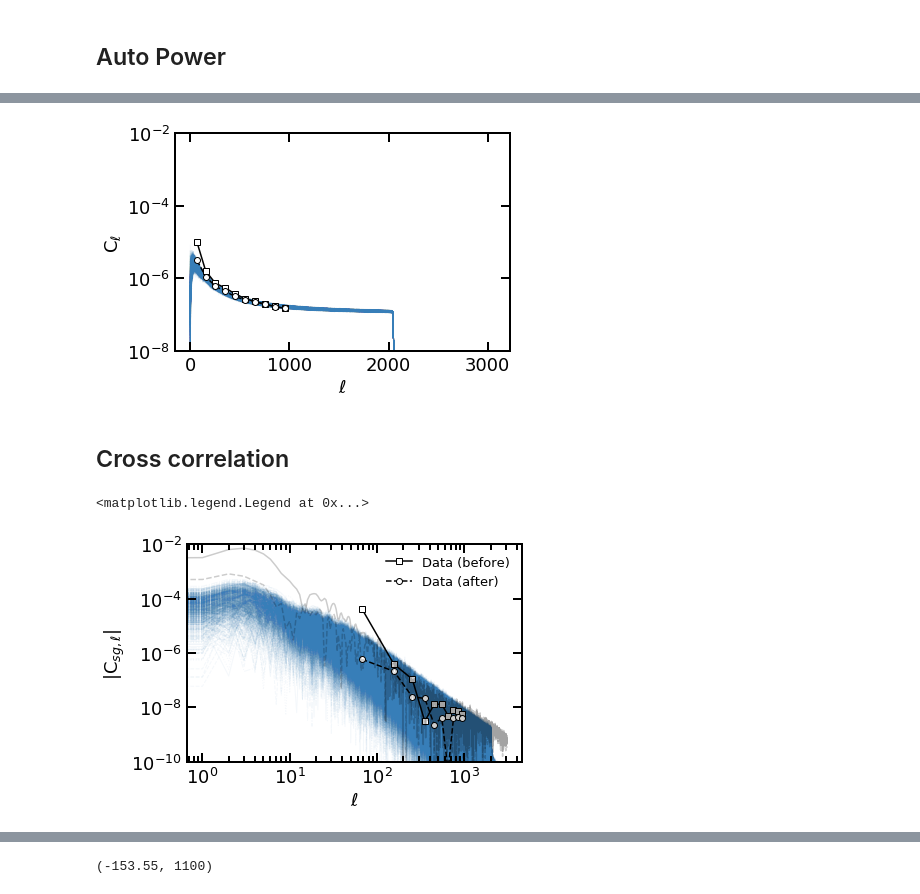
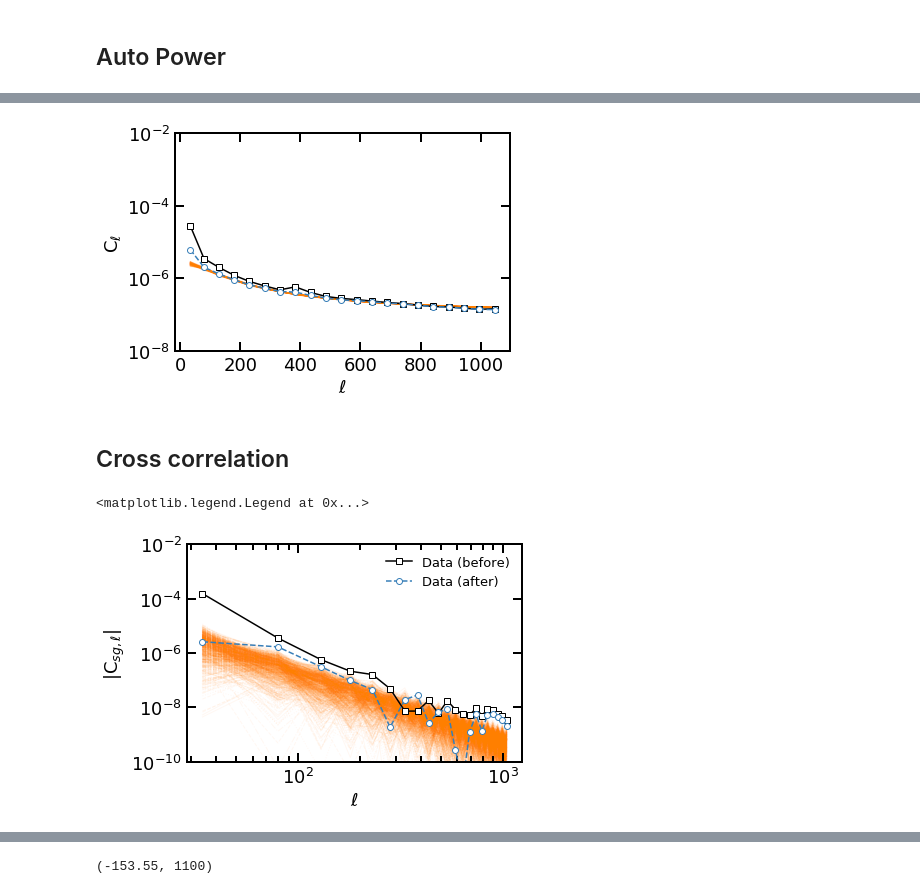
Before and after one commit to mehdirezaie/LSSutils, a Jupyter notebook: notebooks/lssxcmb/GaussianMocks.ipynb, the cells around one changed output, grey strips where cells are left out. Cells and saved outputs as stored; diff of their text form; code cells hidden in the pictures.

Commit message:
more tests with desi mocks

```diff
--- a/notebooks/lssxcmb/GaussianMocks.ipynb
+++ b/notebooks/lssxcmb/GaussianMocks.ipynb
@@ -19,7 +19,7 @@ cl_dr9n = np.load('/home/mehdi/data/rongpu/imaging_sys/clustering/v2/cl_elg_bmzl
 cl_dr9 = np.load('/home/mehdi/data/rongpu/imaging_sys/clustering/v2/cl_elg_bmzls_1024_nn.npy',
                  allow_pickle=True).item()
 
-lbins = np.arange(1, 1100, 10)
+lbins = np.arange(1, 1100, 51)
 
 lb, cl_db = histogram_cell(cl_dr9['cl_gg']['cl'], bins=lbins)
 cl_dbn = histogram_cell(cl_dr9n['cl_gg']['cl'], bins=lbins)[1]
@@ -38,8 +38,8 @@ for fl in cl_files:
     cl_i = np.load(fl, allow_pickle=True).item()
 
 
-    cl_gg_mock.append(histogram_cell(cl_i['cl_gg']['cl'], bins=lbins))
-    cl_sg_mock.append(histogram_cell(cl_i['cl_sg'][0]['cl'], bins=lbins))
+    cl_gg_mock.append(histogram_cell(cl_i['cl_gg']['cl'], bins=lbins)[1])
+    cl_sg_mock.append(histogram_cell(cl_i['cl_sg'][0]['cl'], bins=lbins)[1])
     print('.', end='')
 # %% [output]
 1000
@@ -92,15 +94,15 @@ plt.yscale('log')
 # %%
-plt.plot(lb, cl_dbn, 'k-', marker='s', mfc='w')
+plt.plot(lb, cl_dbn, marker='s', mfc='w')
 # plt.plot(cl_dr9n['cl_gg']['cl'], 'k-', alpha=0.2)
 
-plt.plot(lb, cl_db, 'k--', marker='o', mfc='w')
+
+plt.plot(lb, cl_db, marker='o', mfc='w')
 # plt.plot(cl_dr9['cl_gg']['cl'], 'k--', alpha=0.2)
 
 
-
 # plt.loglog(np.mean(cl_mocks, axis=0), 'C1')
-for cl_gg_mocki in cl_gg_mock:
-    plt.plot(cl_gg_mocki, 'C0', alpha=0.05, lw=1, zorder=-10)
+for cl_gg_mocki in cl_gg_mock[::10]:
+    plt.plot(lb, cl_gg_mocki, 'C2', ls='-', alpha=0.1, lw=1, zorder=-10)
 
 
 plt.ylim(1.0e-8, 1.0e-2)
@@ -109,32 +111,32 @@ plt.xlabel(r'$\ell$')
 # plt.xscale('log')
 plt.yscale('log')
 # %% [output]
-[figure, old version]
+[figure, new version]
 # %% [markdown]
 ## Cross correlation
 # %%
 lb, clsg_db = histogram_cell(cl_dr9['cl_sg'][0]['cl'], bins=lbins)
 clsg_dbn = histogram_cell(cl_dr9n['cl_sg'][0]['cl'], bins=lbins)[1]
 # %%
-plt.plot(lb, abs(clsg_dbn), 'k-', marker='s', mfc='w', label='Data (before)')
-plt.plot(abs(cl_dr9n['cl_sg'][0]['cl']), 'k-', alpha=0.2)
+plt.plot(lb, abs(clsg_dbn), marker='s', mfc='w', label='Data (before)')
+# plt.plot(abs(cl_dr9n['cl_sg'][0]['cl']), 'k-', alpha=0.2)
 
 
-plt.plot(lb, abs(clsg_db), 'k--', marker='o', mfc='w', label='Data (after)')
-plt.plot(abs(cl_dr9['cl_sg'][0]['cl']), 'k--', alpha=0.2)
+plt.plot(lb, abs(clsg_db), marker='o', mfc='w', label='Data (after)')
+# plt.plot(abs(cl_dr9['cl_sg'][0]['cl']), 'k--', alpha=0.2)
 
 
 # plt.loglog(np.mean(cl_mocks, axis=0), 'C1')
 for cl_sg_mocki in cl_sg_mock:
-    plt.plot(abs(cl_sg_mocki), 'C0', alpha=0.05, lw=1, zorder=-10)
+    plt.plot(lb, abs(cl_sg_mocki), 'C2', alpha=0.05, lw=1, zorder=-10)
 
 
 plt.ylim(1.0e-10, 1.0e-2)
 plt.ylabel(r'|C$_{sg, \ell}$|')
 plt.xlabel(r'$\ell$')
 plt.xscale('log')
 plt.yscale('log')
 plt.legend()
 # %% [output]
 <matplotlib.legend.Legend at 0x...>
-[figure, old version]
+[figure, new version]
```
Also changed, not shown: parts of 4 cells of this notebook, 6 other files.
